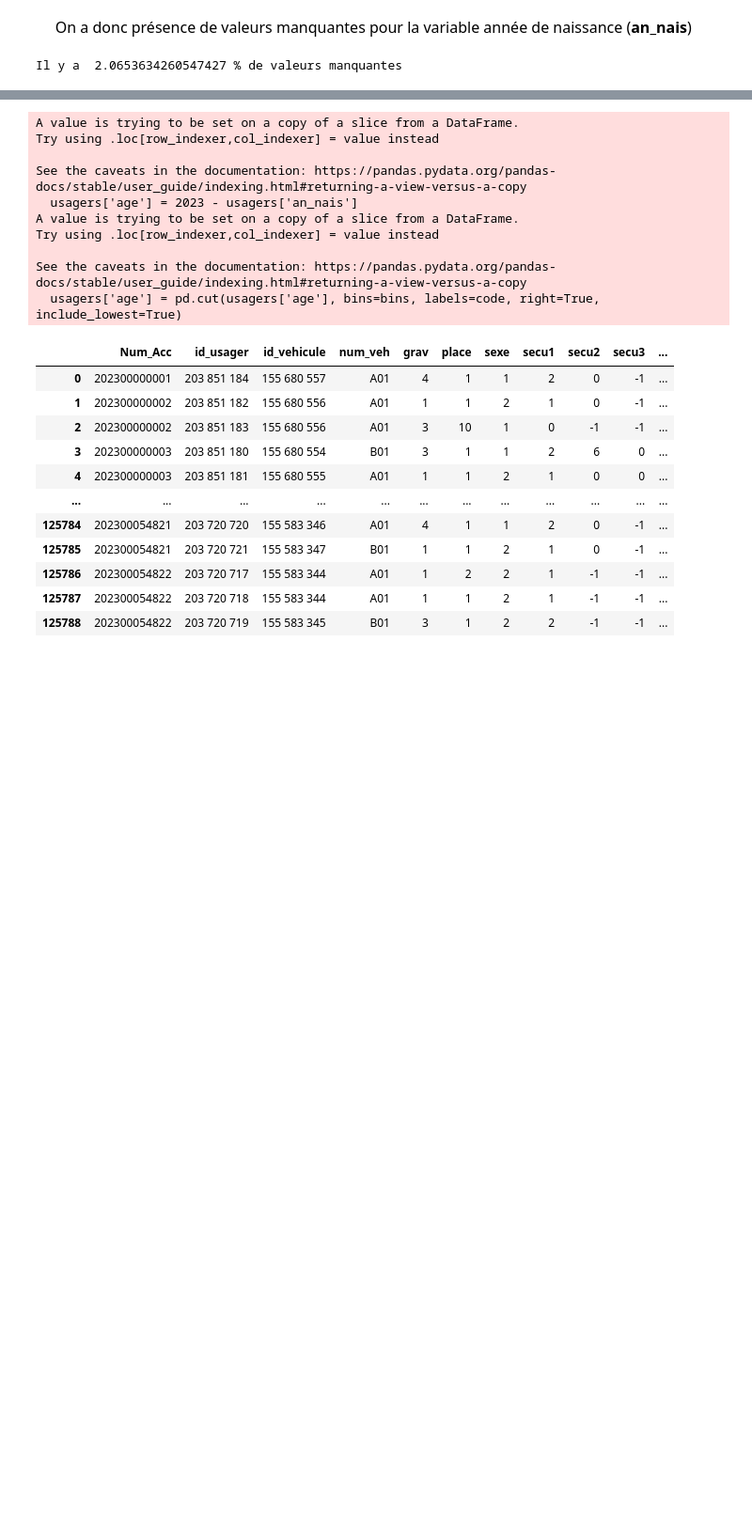
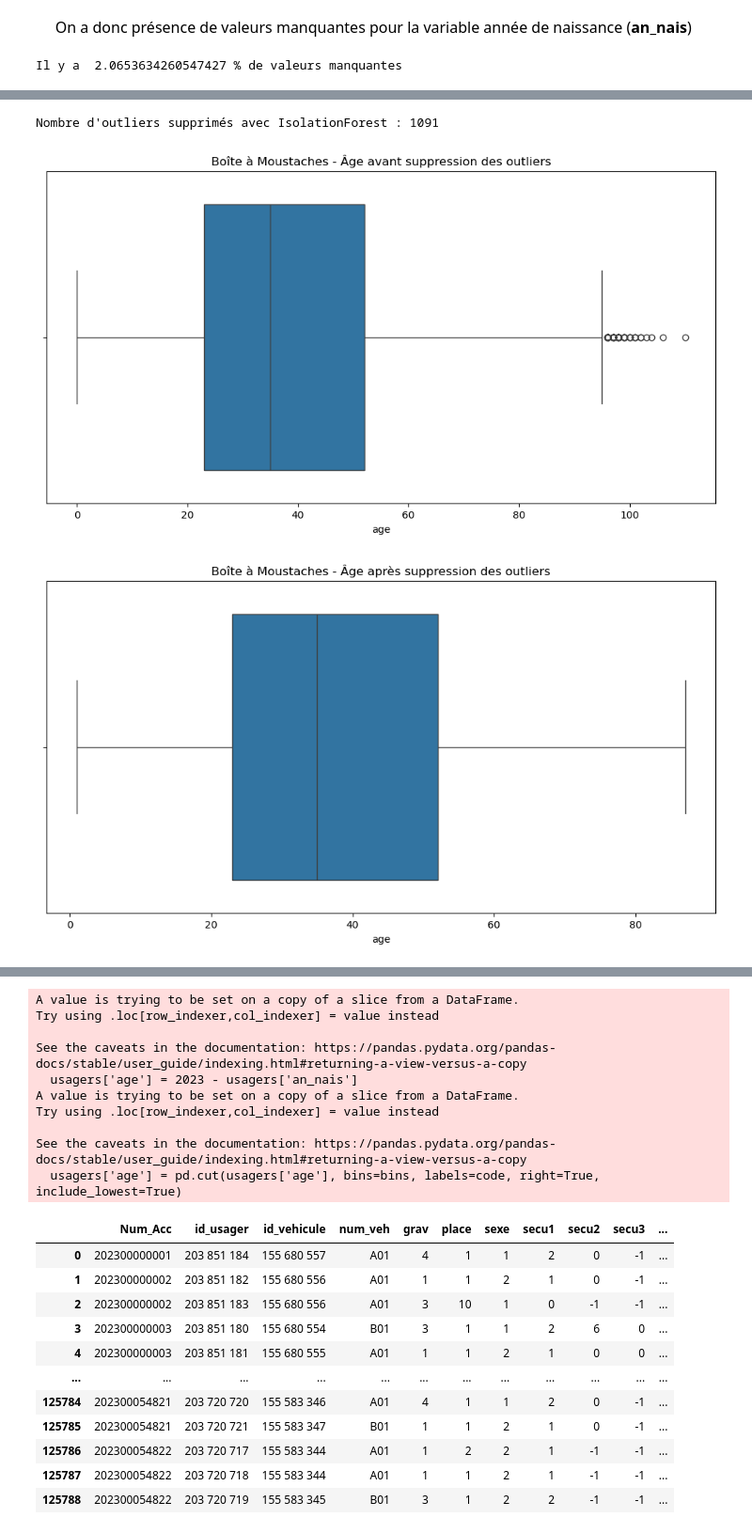
Before and after one commit to Deeson2002/Projet-python, a Jupyter notebook: Projet.ipynb, the cells around one changed output, grey strips where cells are left out. Shown at 94% size. Saved outputs shown, nothing was run; the diff lists cells and outputs as text; code cells hidden in the pictures; blank space fills up the shorter version.

```diff
--- a/Projet.ipynb
+++ b/Projet.ipynb
@@ -326,0 +333,6 @@ Il y a  2.0653634260547427 % de valeurs manquantes
+# %%
+#Fusion des trois bases
+data = pd.merge(caract,usagers, on='Num_Acc', how='inner')
+data=pd.merge(data,vehicules,on='id_vehicule',how="inner")
+data=data.dropna()
+data
@@ -359,0 +409,6 @@ La variable catégorielle âge sera codé comme suit :
+# %%
+#Calcul des ages
+data["an_nais"]=2023-data["an_nais"]
+data=data.rename({"an_nais":"age"},axis=1)
+# Changement du type de la variable age en int
+data['age']=data["age"].astype(int)
@@ -359,0 +437,67 @@ La variable catégorielle âge sera codé comme suit :
+# %%
+# Importer les bibliothèques nécessaires
+import pandas as pd
+import matplotlib.pyplot as plt
+import seaborn as sns
+from sklearn.ensemble import IsolationForest
+
+# 1. Appliquer IsolationForest pour détecter les outliers dans la variable 'age'
+model = IsolationForest(contamination=0.01)  # contamination = proportion d'outliers attendus
+data['outlier'] = model.fit_predict(data[['age']])
+
+# 2. 'outlier' va valoir 1 pour les données normales et -1 pour les outliers
+# Supprimer les outliers
+data_no_outliers_iforest = data[data['outlier'] == 1]
+
+# 3. Afficher le nombre d'outliers supprimés
+outliers_count = data.shape[0] - data_no_outliers_iforest.shape[0]
+print(f"Nombre d'outliers supprimés avec IsolationForest : {outliers_count}")
+
+# 4. Visualiser les données avec boîte à moustaches avant suppression des outliers
+plt.figure(figsize=(12, 6))
+sns.boxplot(x=data['age'])
+plt.title("Boîte à Moustaches - Âge avant suppression des outliers")
+plt.show()
+
+# 5. Visualiser les données avec boîte à moustaches après suppression des outliers
+plt.figure(figsize=(12, 6))
+sns.boxplot(x=data_no_outliers_iforest['age'])
+plt.title("Boîte à Moustaches - Âge après suppression des outliers")
+plt.show()
+
+# 6. Distribution (Histogramme) avant suppression des outliers
+plt.figure(figsize=(12, 6))
+sns.histplot(data['age'], kde=True, bins=30)
+plt.title("Distribution des Âges avant suppression des outliers")
+plt.xlabel("Âge")
+plt.ylabel("Fréquence")
+plt.show()
+
+# 7. Distribution (Histogramme) après suppression des outliers
+plt.figure(figsize=(12, 6))
+sns.histplot(data_no_outliers_iforest['age'], kde=True, bins=30)
+plt.title("Distribution des Âges après suppression des outliers")
+plt.xlabel("Âge")
+plt.ylabel("Fréquence")
+plt.show()
+
+# 8. Comparaison des distributions avant et après suppression des outliers
+plt.figure(figsize=(12, 6))
+
+# Avant suppression des outliers
+sns.histplot(data['age'], kde=True, color='blue', label='Avant suppression', bins=30)
+
+# Après suppression des outliers
+sns.histplot(data_no_outliers_iforest['age'], kde=True, color='red', label='Après suppression', bins=30)
+
+plt.title("Comparaison des distributions des Âges avant et après suppression des outliers")
+plt.xlabel("Âge")
+plt.ylabel("Fréquence")
+plt.legend()
+plt.show()
+
+data = data.drop(columns=['outlier'])
+# %% [output]
+Nombre d'outliers supprimés avec IsolationForest : 1091
+[figure, added]
+[figure, added]
```
Also changed, not shown: parts of 24 cells of this notebook.
